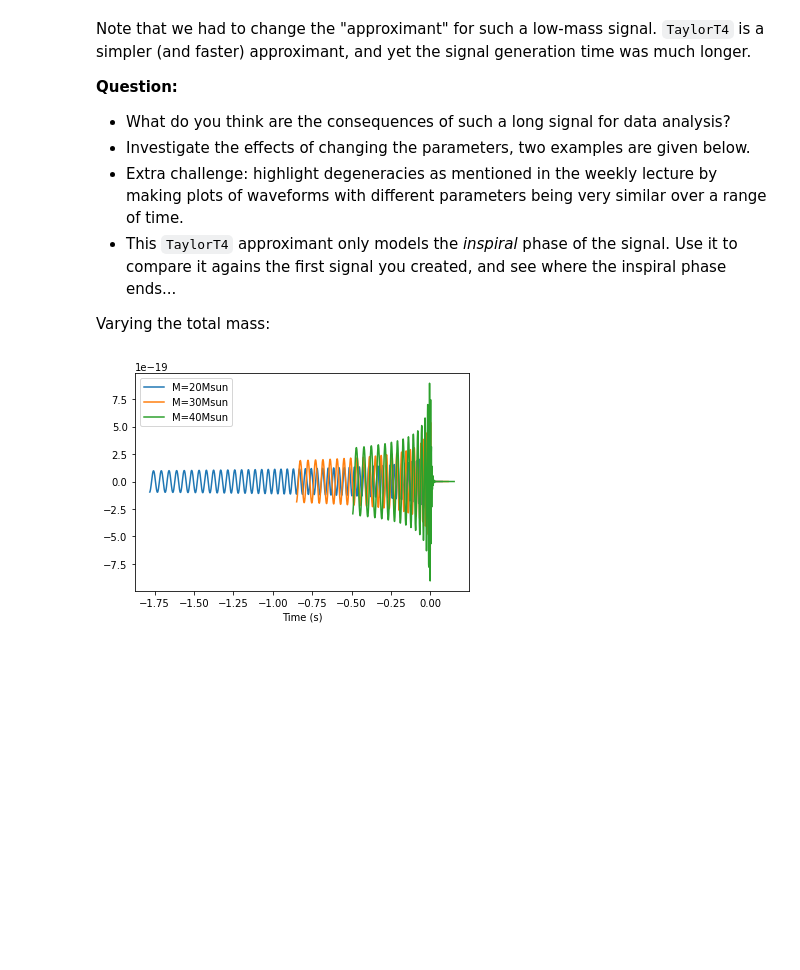
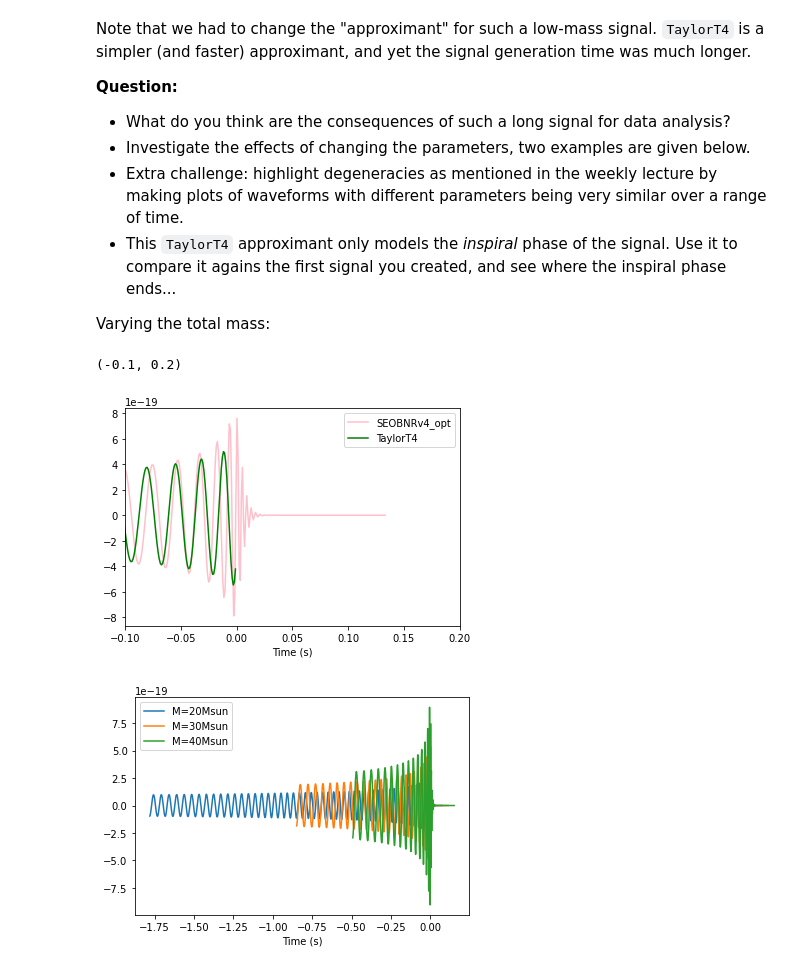
Before and after one commit to Clarke-Jools-36/GWAstro, a Jupyter notebook: chapter2.ipynb, the cells around one changed output. Drawn from its saved outputs; the diff is of its cells as text; code cells hidden in the pictures; blank space fills up the shorter version.

```diff
--- a/chapter2.ipynb
+++ b/chapter2.ipynb
@@ -130,6 +151,29 @@ Note that we had to change the "approximant" for such a low-mass signal. `Taylor
 - This `TaylorT4` approximant only models the _inspiral_ phase of the signal. Use it to compare it agains the first signal you created, and see where the inspiral phase ends...
 
 Varying the total mass:
+# %%
+hp_, hc_ = get_td_waveform(approximant="SEOBNRv4_opt",
+                         mass1=38.9,
+                         mass2=31.6,
+                         delta_t=1./1024.,
+                         f_lower=20)
+
+hp, hc = get_td_waveform(approximant="TaylorT4",
+                         mass1=38.9,
+                         mass2=31.6,
+                         delta_t=1./1024.,
+                         f_lower=20)
+
+
+plt.plot(hp_.sample_times, hp_,"pink",label="SEOBNRv4_opt")
+plt.plot(hp.sample_times, hp,"green",label='TaylorT4')
+
+plt.xlabel('Time (s)');
+plt.legend()
+plt.xlim(-0.1,0.2)
+# %% [output]
+(-0.1, 0.2)
+[figure, added]
 # %%
 for m in [20,30,40]:
     hp, hc = get_td_waveform(approximant="SEOBNRv4_opt",
```
Also changed, not shown: parts of 5 cells of this notebook.
